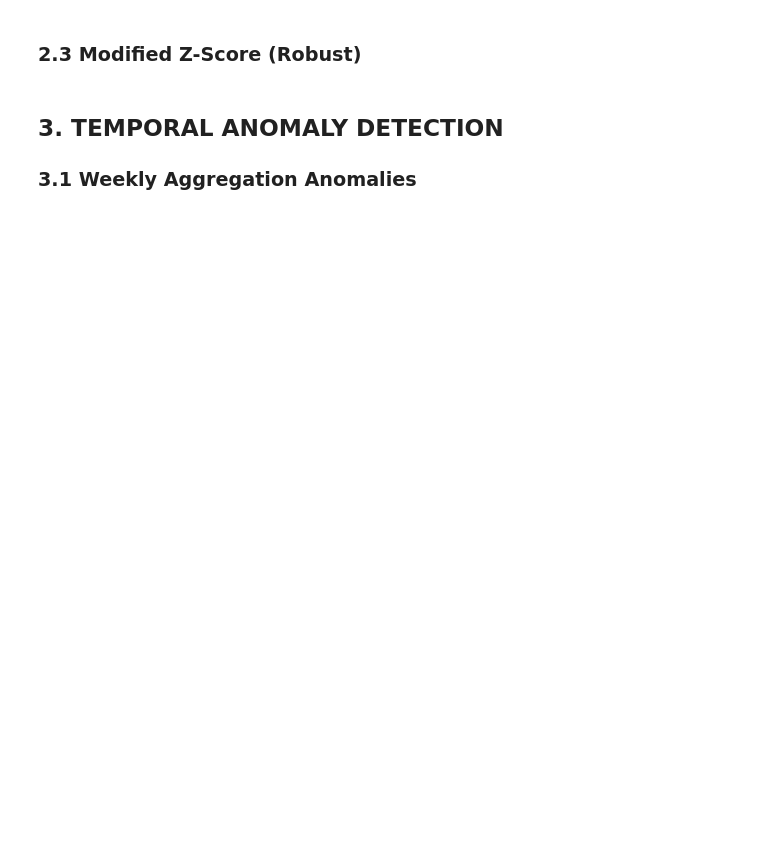
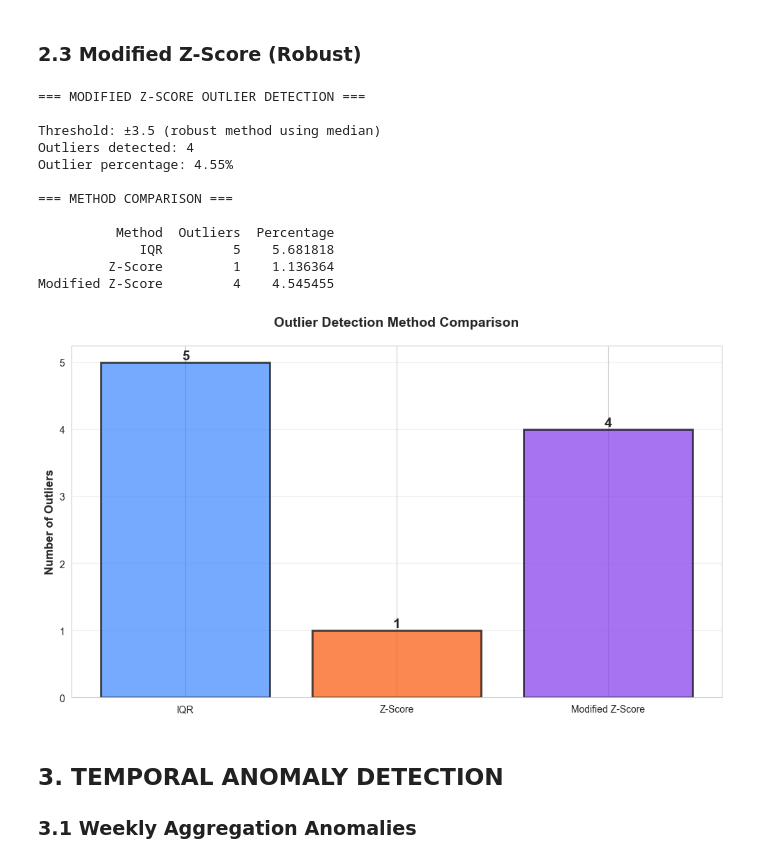
Before and after one commit to satyamsharma17/UIDAI-Data-Hackathon-2026, a Jupyter notebook: notebooks/04_anomaly_detection.ipynb, the cells around one changed output. Saved outputs shown, nothing was run; the diff lists cells and outputs as text; code cells hidden in the pictures; blank space fills up the shorter version.

```diff
--- a/notebooks/04_anomaly_detection.ipynb
+++ b/notebooks/04_anomaly_detection.ipynb
@@ -105,23 +118,22 @@ plt.show()
 ### 2.2 Z-Score Method
 # %%
 # Z-score detection
-zscore_outliers = detector.detect_outliers_zscore(
-    daily_enrol['total_enrolments'].values,
+daily_with_zscore = detector.detect_statistical_outliers(
+    daily_enrol,
+    'total_enrolments',
+    method='zscore',
     threshold=3.0
 )
 
 print(f"=== Z-SCORE OUTLIER DETECTION ===\n")
 print(f"Threshold: ±3 standard deviations")
-print(f"Outliers detected: {zscore_outliers['n_outliers']}")
-print(f"Outlier percentage: {zscore_outliers['outlier_percentage']:.2f}%")
-print(f"\nStatistics:")
-print(f"  Mean: {zscore_outliers['mean']:,.0f}")
-print(f"  Std Dev: {zscore_outliers['std']:,.0f}")
+n_outliers_z = daily_with_zscore['is_outlier'].sum()
+print(f"Outliers detected: {n_outliers_z}")
+print(f"Outlier percentage: {n_outliers_z/len(daily_enrol)*100:.2f}%")
 
-daily_enrol['is_outlier_zscore'] = zscore_outliers['is_outlier']
+daily_enrol['is_outlier_zscore'] = daily_with_zscore['is_outlier']
 outlier_days_z = daily_enrol[daily_enrol['is_outlier_zscore']]
 
 print(f"\nOutlier dates (Z-score > 3):")
 for idx, row in outlier_days_z.iterrows():
-    z = (row['total_enrolments'] - zscore_outliers['mean']) / zscore_outliers['std']
-    print(f"  {row['date'].strftime('%Y-%m-%d')}: {row['total_enrolments']:,.0f} (Z={z:.2f})")
+    print(f"  {row['date'].strftime('%Y-%m-%d')}: {row['total_enrolments']:,.0f}")
@@ -129,59 +150,74 @@ for idx, row in outlier_days_z.iterrows():
 ### 2.3 Modified Z-Score (Robust)
 # %%
 # Modified Z-score (uses median instead of mean)
-mod_zscore_outliers = detector.detect_outliers_modified_zscore(
-    daily_enrol['total_enrolments'].values,
+daily_with_mod_z = detector.detect_statistical_outliers(
+    daily_enrol,
+    'total_enrolments',
+    method='modified_zscore',
     threshold=3.5
 )
 
 print(f"=== MODIFIED Z-SCORE OUTLIER DETECTION ===\n")
 print(f"Threshold: ±3.5 (robust method using median)")
-print(f"Outliers detected: {mod_zscore_outliers['n_outliers']}")
-print(f"Outlier percentage: {mod_zscore_outliers['outlier_percentage']:.2f}%")
-print(f"\nStatistics:")
-print(f"  Median: {mod_zscore_outliers['median']:,.0f}")
-print(f"  MAD: {mod_zscore_outliers['mad']:,.0f}")
+n_outliers_mod = daily_with_mod_z['is_outlier'].sum()
+print(f"Outliers detected: {n_outliers_mod}")
+print(f"Outlier percentage: {n_outliers_mod/len(daily_enrol)*100:.2f}%")
 
-daily_enrol['is_outlier_mod_z'] = mod_zscore_outliers['is_outlier']
+daily_enrol['is_outlier_mod_z'] = daily_with_mod_z['is_outlier']
 
 # Compare all three methods
+n_outliers_iqr = daily_with_outliers['is_outlier'].sum()
+n_outliers_z = daily_with_zscore['is_outlier'].sum()
+
 comparison = pd.DataFrame({
     'Method': ['IQR', 'Z-Score', 'Modified Z-Score'],
-    'Outliers': [iqr_outliers['n_outliers'],
-                zscore_outliers['n_outliers'],
-                mod_zscore_outliers['n_outliers']],
-    'Percentage': [iqr_outliers['outlier_percentage'],
-                   zscore_outliers['outlier_percentage'],
-                   mod_zscore_outliers['outlier_percentage']]
+    'Outliers': [n_outliers_iqr, n_outliers_z, n_outliers_mod],
+    'Percentage': [n_outliers_iqr/len(daily_enrol)*100,
+                   n_outliers_z/len(daily_enrol)*100,
+                   n_outliers_mod/len(daily_enrol)*100]
 })
 
 print("\n=== METHOD COMPARISON ===\n")
 print(comparison.to_string(index=False))
 
 # Visualization
 fig, ax = plt.subplots(figsize=(10, 6))
 
 methods = comparison['Method']
 counts = comparison['Outliers']
 colors = ['#3A86FF', '#FB5607', '#8338EC']
 
 bars = ax.bar(methods, counts, color=colors, alpha=0.7, edgecolor='black', linewidth=2)
 
 for bar, count in zip(bars, counts):
     height = bar.get_height()
     ax.text(bar.get_x() + bar.get_width()/2., height,
             f'{int(count)}',
             ha='center', va='bottom', fontweight='bold', fontsize=14)
 
 ax.set_ylabel('Number of Outliers', fontweight='bold', fontsize=12)
 ax.set_title('Outlier Detection Method Comparison',
              fontweight='bold', fontsize=14, pad=20)
 ax.grid(True, axis='y', alpha=0.3)
 
 plt.tight_layout()
 plt.savefig('../outputs/figures/24_outlier_method_comparison.png',
             dpi=300, bbox_inches='tight')
 plt.show()
+# %% [output]
+=== MODIFIED Z-SCORE OUTLIER DETECTION ===
+
+Threshold: ±3.5 (robust method using median)
+Outliers detected: 4
+Outlier percentage: 4.55%
+
+=== METHOD COMPARISON ===
+
+          Method  Outliers  Percentage
+             IQR         5    5.681818
+         Z-Score         1    1.136364
+Modified Z-Score         4    4.545455
+[figure, added]
 # %% [markdown]
 ## 3. TEMPORAL ANOMALY DETECTION
 
```
Also changed, not shown: parts of 11 cells of this notebook, 5 other files.
